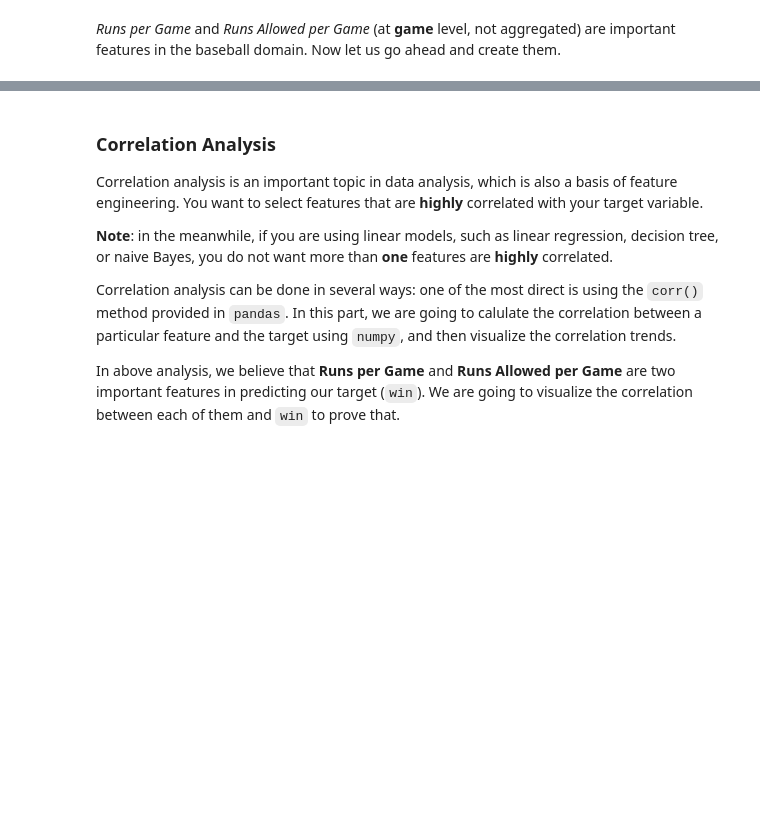
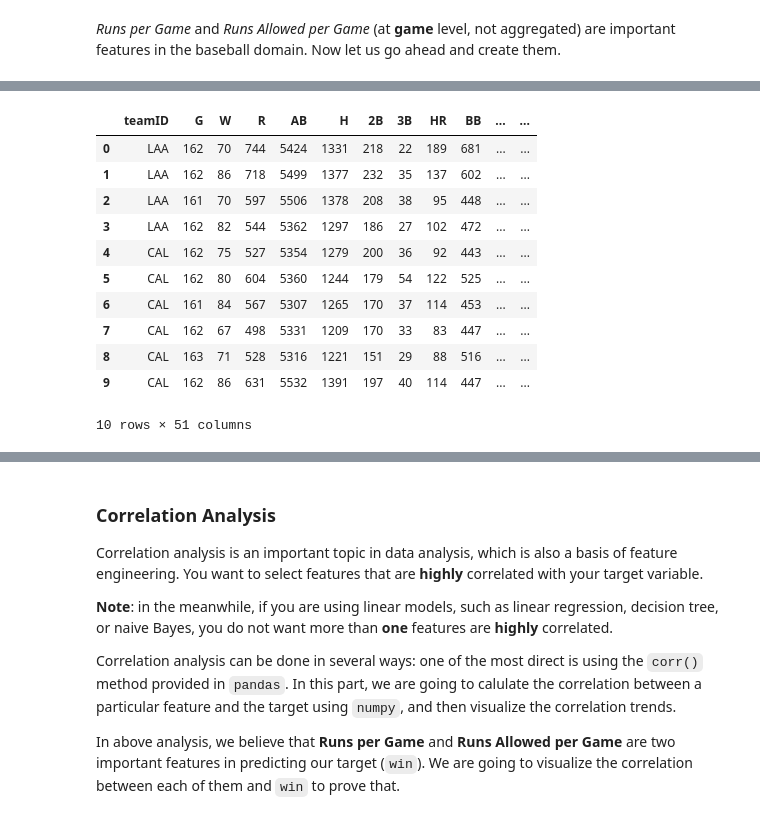
Before and after one commit to fairfield-university-ba545/week-4-aloukrezis01, a Jupyter notebook: Mini_project_1_baseball_analytics_pt2.ipynb, the cells around one changed output, grey strips where cells are left out. Cells and saved outputs as stored; diff of their text form; code cells hidden in the pictures; blank space fills up the shorter version.

```diff
--- a/Mini_project_1_baseball_analytics_pt2.ipynb
+++ b/Mini_project_1_baseball_analytics_pt2.ipynb
@@ -370,15 +432,29 @@ _Runs per Game_ and _Runs Allowed per Game_ (at __game__ level, not aggregated)
 # %%
 #### Complete your code below
 #### runs per game = # of runs/# of games
 #### # of runs is in `df['R']`
 #### # of games is in `df['G']`
-
+df['R_per_G'] = df['R']/df['G']
 
 #### runs allowed per game = # of runs allowed/# of games
 #### # of runs allowed is in `df['RA']
-
+df['RA_per_G'] = df['RA']/df['G']
 
 #### double check whether our calculations are successful or not
 #### by looking at the first 10 columns of `df`
+df.head(10)
+# %% [output]
+|  | teamID | G | W | R | AB | H | 2B | 3B | HR | BB | ... | ... |
+| 0 | LAA | 162 | 70 | 744 | 5424 | 1331 | 218 | 22 | 189 | 681 | ... | ... |
+| 1 | LAA | 162 | 86 | 718 | 5499 | 1377 | 232 | 35 | 137 | 602 | ... | ... |
+| 2 | LAA | 161 | 70 | 597 | 5506 | 1378 | 208 | 38 | 95 | 448 | ... | ... |
+| 3 | LAA | 162 | 82 | 544 | 5362 | 1297 | 186 | 27 | 102 | 472 | ... | ... |
+| 4 | CAL | 162 | 75 | 527 | 5354 | 1279 | 200 | 36 | 92 | 443 | ... | ... |
+| 5 | CAL | 162 | 80 | 604 | 5360 | 1244 | 179 | 54 | 122 | 525 | ... | ... |
+| 6 | CAL | 161 | 84 | 567 | 5307 | 1265 | 170 | 37 | 114 | 453 | ... | ... |
+| 7 | CAL | 162 | 67 | 498 | 5331 | 1209 | 170 | 33 | 83 | 447 | ... | ... |
+| 8 | CAL | 163 | 71 | 528 | 5316 | 1221 | 151 | 29 | 88 | 516 | ... | ... |
+| 9 | CAL | 162 | 86 | 631 | 5532 | 1391 | 197 | 40 | 114 | 447 | ... | ... |
+10 rows × 51 columns
 # %%
 df.RA_per_game.describe()
```
Also changed, not shown: parts of 11 cells of this notebook.
